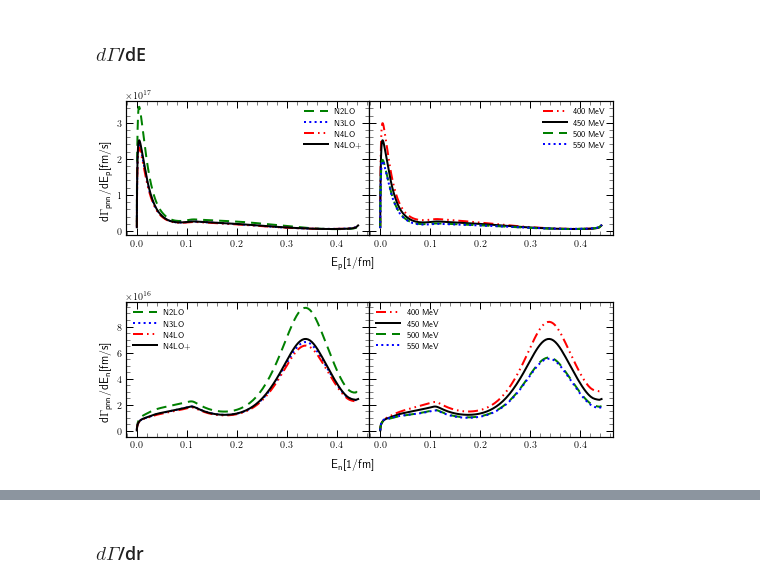
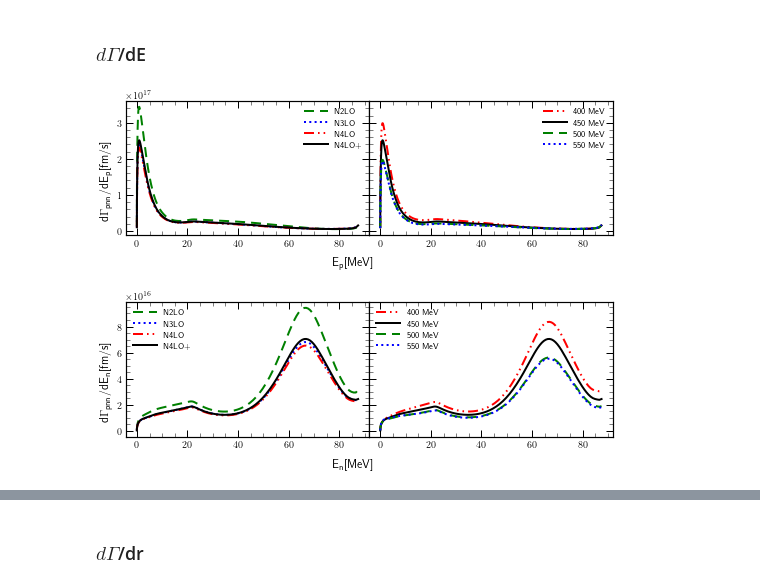
Before and after one commit to VitaliiUr/thesis, a Jupyter notebook: PlotData/PION/Dalitz_maps/figures_PION.ipynb, the cells around one changed output, grey strips where cells are left out. Cells and saved outputs as stored; diff of their text form; code cells hidden in the pictures.

```diff
--- a/PlotData/PION/Dalitz_maps/figures_PION.ipynb
+++ b/PlotData/PION/Dalitz_maps/figures_PION.ipynb
@@ -543,35 +545,35 @@ for force in FORCES[2:]:
 # %%
 for particle in ["p", "n"]:
     fig = plt.figure(figsize=(7.5, 2.8))
     gs = fig.add_gridspec(ncols=2, wspace=0)
     ax = gs.subplots(sharey=True)
     # fig.supylabel(r"d$\Gamma_{\text{pnn}}$/dE$_\text{p}$[fm/s]", x=0.03)
     # fig.supxlabel(r"E$_\text{p}$[1/fm]", y=0.06)
     fig.supylabel(r"d$\Gamma_{\text{pnn}}$"f"/dE$_\\text{{{{{particle}}}}}$[fm/s]", x=0.03)
-    fig.supxlabel(f"E$_\\text{{{{{particle}}}}}$[1/fm]", y=0.06)
+    fig.supxlabel(f"E$_\\text{{{{{particle}}}}}$[MeV]", y=0.06)
     for force in FORCES[2:]:
-        ax[0].plot(df_orders[f"{force}_{particle}"].energy, df_orders[f"{force}_{particle}"].dGdE*factor,
+        ax[0].plot(df_orders[f"{force}_{particle}"].energy*197.3, df_orders[f"{force}_{particle}"].dGdE*factor,
                     **line_styles[force], label=force)
     for cut in range(1,5):
         cutoff = 350+50*cut
-        ax[1].plot(df_cuts[f"{cut}_{particle}"] .energy, df_cuts[f"{cut}_{particle}"] .dGdE*factor,
+        ax[1].plot(df_cuts[f"{cut}_{particle}"] .energy*197.3, df_cuts[f"{cut}_{particle}"] .dGdE*factor,
                     **ls_cutoff[cutoff], label=f"{cutoff} MeV")
 
     # plt.minorticks_on()
     # plt.xticks(ticks=np.arange(-1, 1.1, 0.5))
     # plt.yticks(ticks=np.arange(-1, 1.1, 0.5))
     for axx in ax:
         # axx.set_yscale("log")
         axx.tick_params(which='minor', direction='in', length=4, width=0.5, top=True, right=True)
         axx.tick_params(which='major', direction='in', length=7, width=1, top=True, right=True)
         # axx.grid(alpha=0.2)
         axx.set_zorder(-1)
         axx.legend(fontsize=8, handlelength=3)
 
     # plt.legend()
     plt.tight_layout()
     plt.savefig(f"./figures/3HE_dGdE{particle}.pdf", dpi=600, facecolor="white")
     plt.show()
 # %% [output]
-[figure, old version]
+[figure, new version]
-[figure, old version]
+[figure, new version]
```
Also changed, not shown: parts of 17 cells of this notebook, 3 other files.
